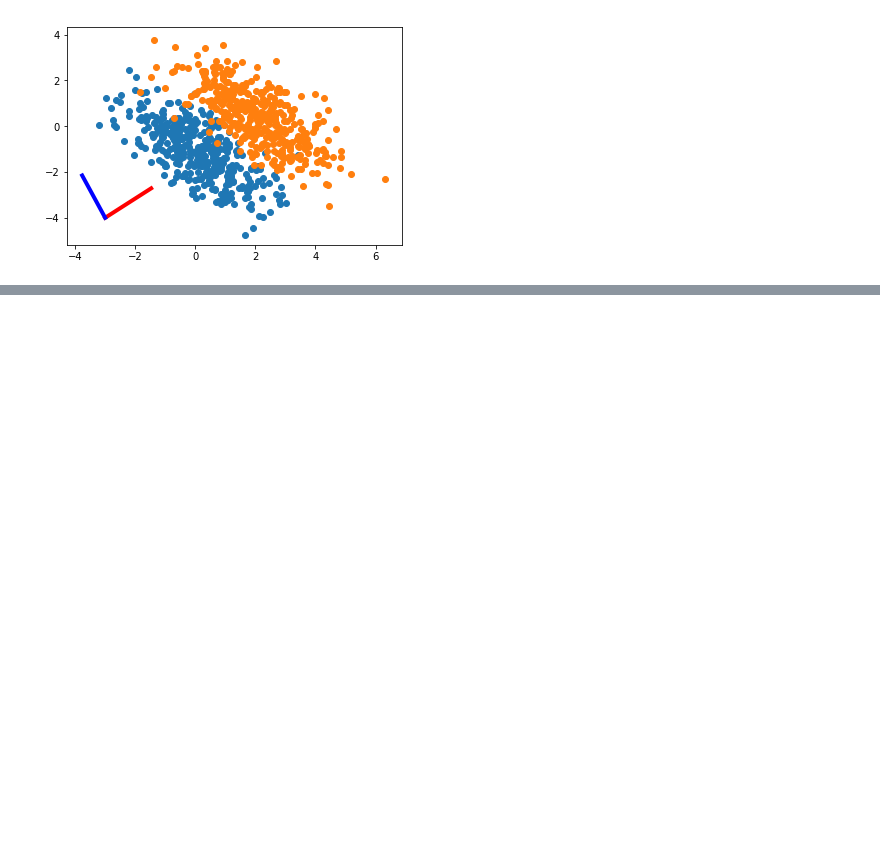
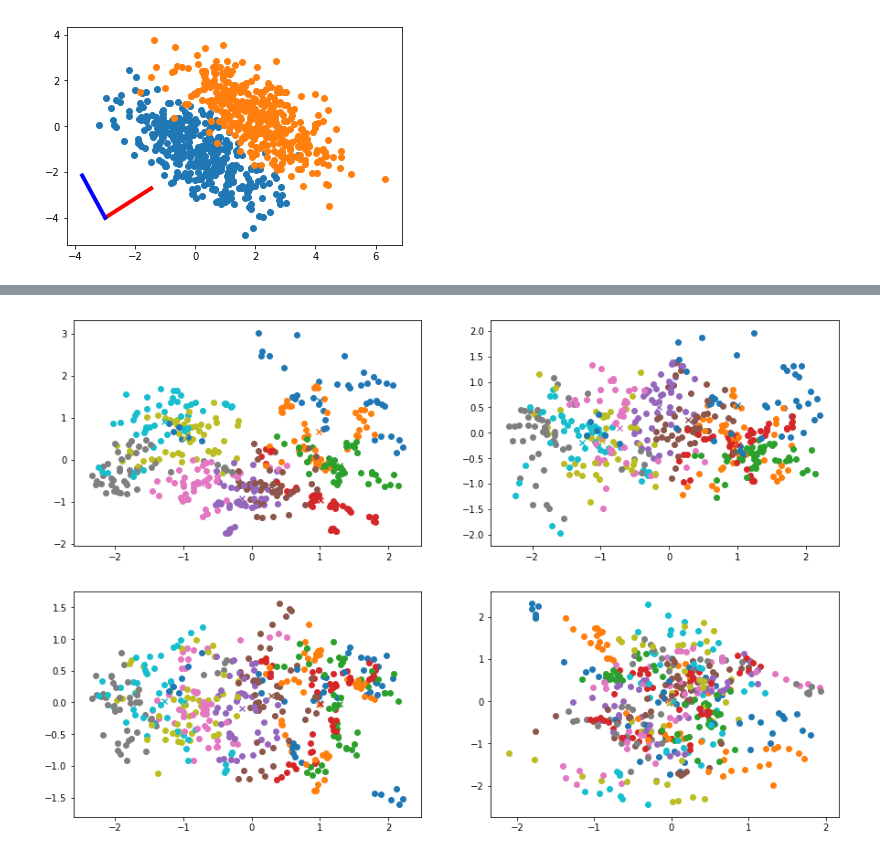
Before and after one commit to Ryuta339/ESL2_Chapter4, a Jupyter notebook: Fisher's LDA.ipynb, the cells around one changed output, grey strips where cells are left out. Saved outputs shown, nothing was run; the diff lists cells and outputs as text; code cells hidden in the pictures; blank space fills up the shorter version.

Commit message:
Applied Fishers LDA to vowel data

```diff
--- a/Fisher's LDA.ipynb
+++ b/Fisher's LDA.ipynb
@@ -98,6 +98,8 @@ plt.plot ([o[0,0],scale*a[0,1]+o[0,0]],[o[1,0],scale*a[1,1]+o[1,0]], color='blue
 # 作りかけ 2019/06/02
 
 import csv
+import numpy as np
+import matplotlib.pyplot as plt;
 
 #########################
 def normalization_data (X,dim):
@@ -108,9 +110,9 @@ def normalization_data (X,dim):
 #########################
 
 
-# データ取得
+# get data
 
-# 教師データ
+# taraining data
 train_file = open("./data/vowel_training.csv", "r", encoding="utf_8", errors="", newline="" )
 train_f = csv.reader(train_file, delimiter=",", doublequote=True, lineterminator="\r\n", quotechar='"', skipinitialspace=True)
 header = next(train_f);
@@ -121,16 +123,21 @@ train_X_raw = train_data[:,1:];
 K = len(np.unique(train_Y));
 N, dim = train_X_raw.shape;
 
-# データを正規化
+# normalize the data
 train_X = normalization_data (train_X_raw, dim)
 
-# 固有値計算
+# calcurate the eigenvalues
 mu = np.zeros ((K, dim));
+numK = np.zeros (K);
 S_w = np.zeros ((K, dim, dim));
-for k in range (K):
-    mu[k,:] = np.mean (train_X[:,:,k], axis=1).T;
+for i in range (N):
+    k = train_Y [i];
+    mu[k,:] += train_X[i,:];
+    numK[k] += 1;
+
 
 for k in range (K):
+    mu[k,:] /= numK[k];
     for i in range (N):
         xi = (train_X[i,:]-mu[k,:]).reshape (dim,1);
         S_w[k,:,:] += xi.dot (xi.T);
@@ -138,8 +145,10 @@ for k in range (K):
 W = np.sum (S_w, axis=0);
 B = mu.T.dot (mu);
 
+# reduce dimensions
 [l, a] = np.linalg.eig (np.linalg.inv (W).dot (B));
-print (l);
-#print (a);
-#scale = 2.0;
+# print (l);
+# print (a);
+reduced_X = a.T.dot (train_X.T);
+reduced_mu = a.T.dot (mu.T)
 # %% [output]
@@ -146,0 +157 @@ IndexError: too many indices for array
+[figure, added]
```
Also changed, not shown: parts of 2 cells of this notebook.
